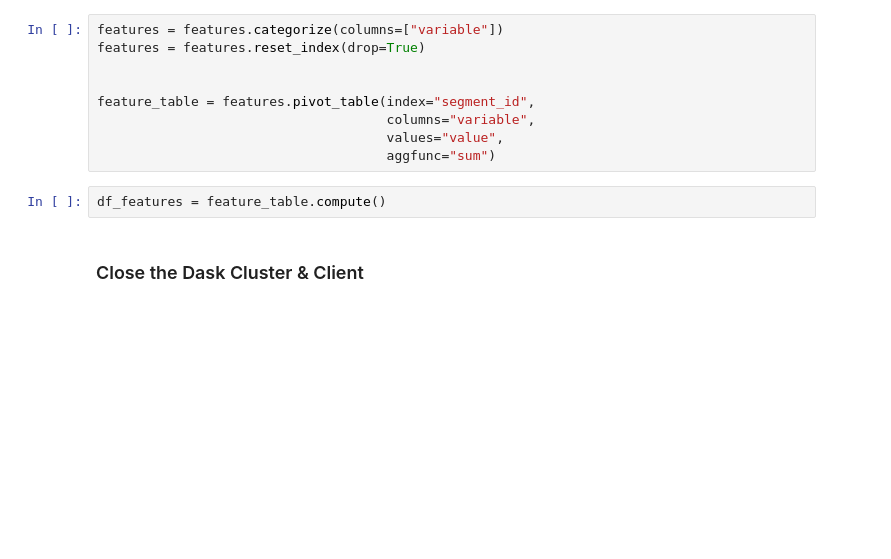
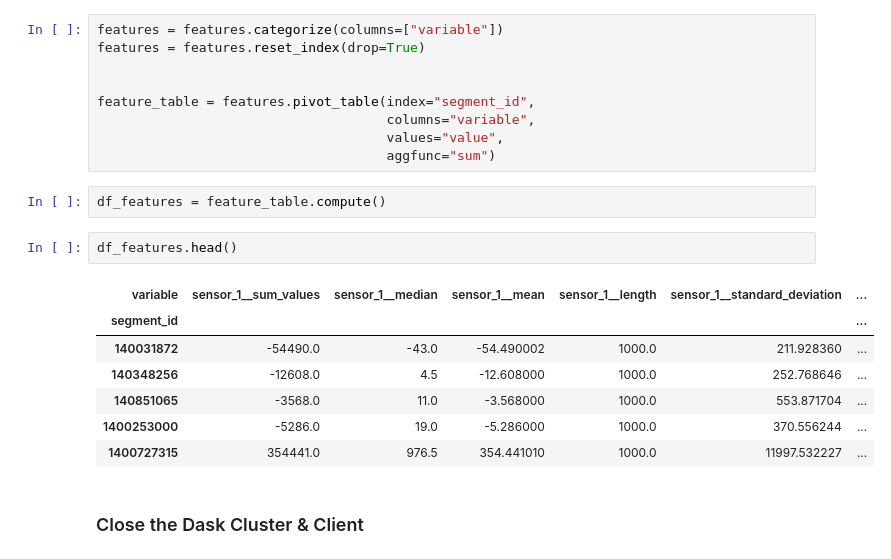
Before and after one commit to arnabbiswas1/feature_engineering_with_tsfresh_and_dask, a Jupyter notebook: notebooks/2_fe_on_large_data_tsfresh.ipynb, the cells around one changed output. Cells and saved outputs as stored; diff of their text form; blank space fills up the shorter version.

```diff
--- a/notebooks/2_fe_on_large_data_tsfresh.ipynb
+++ b/notebooks/2_fe_on_large_data_tsfresh.ipynb
@@ -280,6 +246,16 @@ feature_table = features.pivot_table(index="segment_id",
                                      aggfunc="sum")
 # %%
 df_features = feature_table.compute()
+# %%
+df_features.head()
+# %% [output]
+| variable | sensor_1__sum_values | sensor_1__median | sensor_1__mean | sensor_1__length | sensor_1__standard_deviation | ... |
+| segment_id |  |  |  |  |  | ... |
+| 140031872 | -54490.0 | -43.0 | -54.490002 | 1000.0 | 211.928360 | ... |
+| 140348256 | -12608.0 | 4.5 | -12.608000 | 1000.0 | 252.768646 | ... |
+| 140851065 | -3568.0 | 11.0 | -3.568000 | 1000.0 | 553.871704 | ... |
+| 1400253000 | -5286.0 | 19.0 | -5.286000 | 1000.0 | 370.556244 | ... |
+| 1400727315 | 354441.0 | 976.5 | 354.441010 | 1000.0 | 11997.532227 | ... |
 # %% [markdown]
 ### Close the Dask Cluster & Client
 # %%
```
Also changed, not shown: parts of 34 cells of this notebook, 2 other files.
